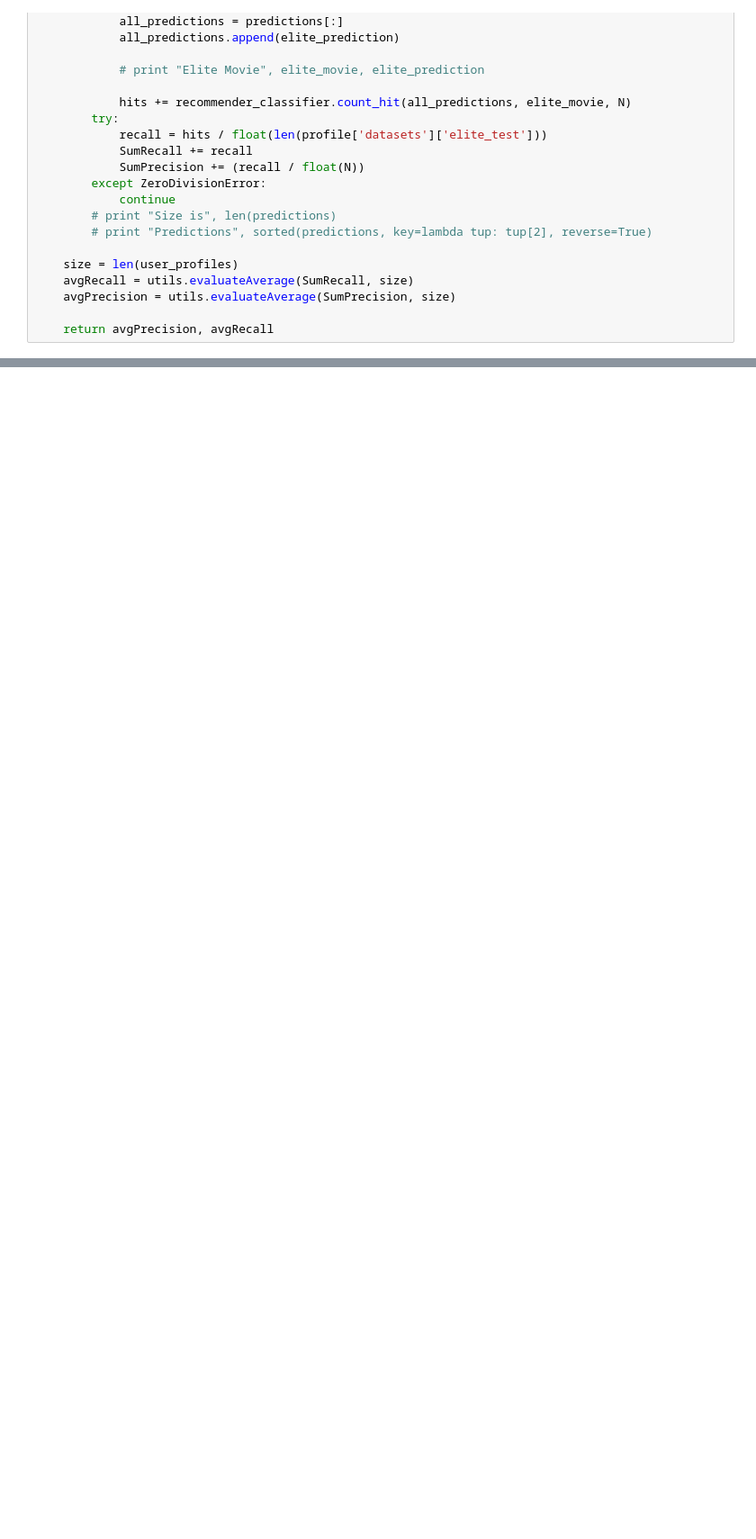
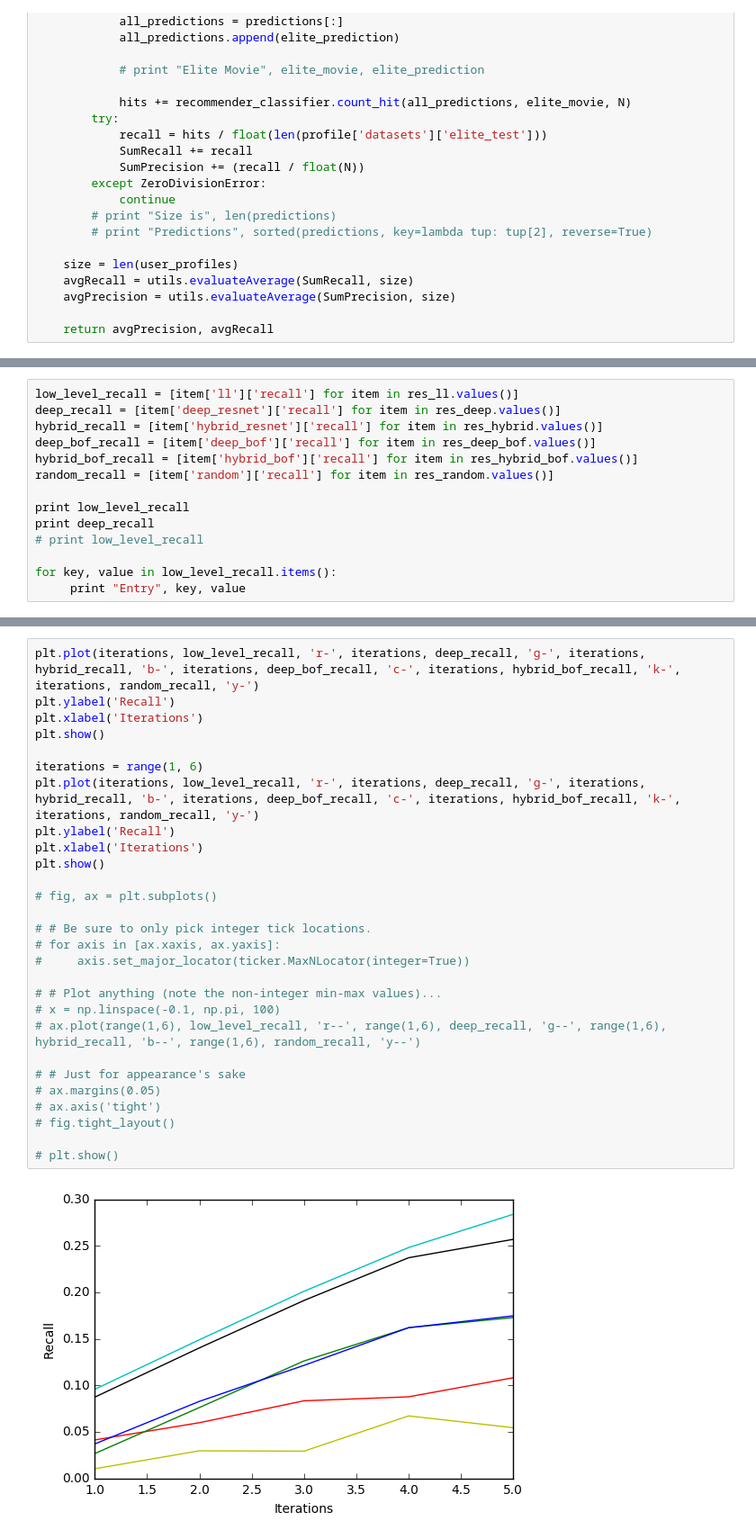
Before and after one commit to ralphrass/recsysmovies, a Jupyter notebook: performance_checking.py.ipynb, the cells around one changed output, grey strips where cells are left out. Shown at 90% size. Cells and saved outputs as stored; diff of their text form; blank space fills up the shorter version.

Commit message:
Low-Level features destroyer

```diff
--- a/performance_checking.py.ipynb
+++ b/performance_checking.py.ipynb
@@ -146,0 +168,14 @@ Random Recall 0.0333333333333 Random Precision 0.00833333333333 Random MAE 0.0 F
+# %%
+low_level_recall = [item['ll']['recall'] for item in res_ll.values()]
+deep_recall = [item['deep_resnet']['recall'] for item in res_deep.values()]
+hybrid_recall = [item['hybrid_resnet']['recall'] for item in res_hybrid.values()]
+deep_bof_recall = [item['deep_bof']['recall'] for item in res_deep_bof.values()]
+hybrid_bof_recall = [item['hybrid_bof']['recall'] for item in res_hybrid_bof.values()]
+random_recall = [item['random']['recall'] for item in res_random.values()]
+
+print low_level_recall
+print deep_recall
+# print low_level_recall
+
+for key, value in low_level_recall.items():
+     print "Entry", key, value
@@ -146,0 +186,30 @@ Random Recall 0.0333333333333 Random Precision 0.00833333333333 Random MAE 0.0 F
+# %%
+plt.plot(iterations, low_level_recall, 'r-', iterations, deep_recall, 'g-', iterations, hybrid_recall, 'b-', iterations, deep_bof_recall, 'c-', iterations, hybrid_bof_recall, 'k-', iterations, random_recall, 'y-')
+plt.ylabel('Recall')
+plt.xlabel('Iterations')
+plt.show()
+
+iterations = range(1, 6)
+plt.plot(iterations, low_level_recall, 'r-', iterations, deep_recall, 'g-', iterations, hybrid_recall, 'b-', iterations, deep_bof_recall, 'c-', iterations, hybrid_bof_recall, 'k-', iterations, random_recall, 'y-')
+plt.ylabel('Recall')
+plt.xlabel('Iterations')
+plt.show()
+
+# fig, ax = plt.subplots()
+
+# # Be sure to only pick integer tick locations.
+# for axis in [ax.xaxis, ax.yaxis]:
+#     axis.set_major_locator(ticker.MaxNLocator(integer=True))
+
+# # Plot anything (note the non-integer min-max values)...
+# x = np.linspace(-0.1, np.pi, 100)
+# ax.plot(range(1,6), low_level_recall, 'r--', range(1,6), deep_recall, 'g--', range(1,6), hybrid_recall, 'b--', range(1,6), random_recall, 'y--')
+
+# # Just for appearance's sake
+# ax.margins(0.05)
+# ax.axis('tight')
+# fig.tight_layout()
+
+# plt.show()
+# %% [output]
+[figure, added]
```
Also changed, not shown: parts of 6 cells of this notebook, 3 other files.
